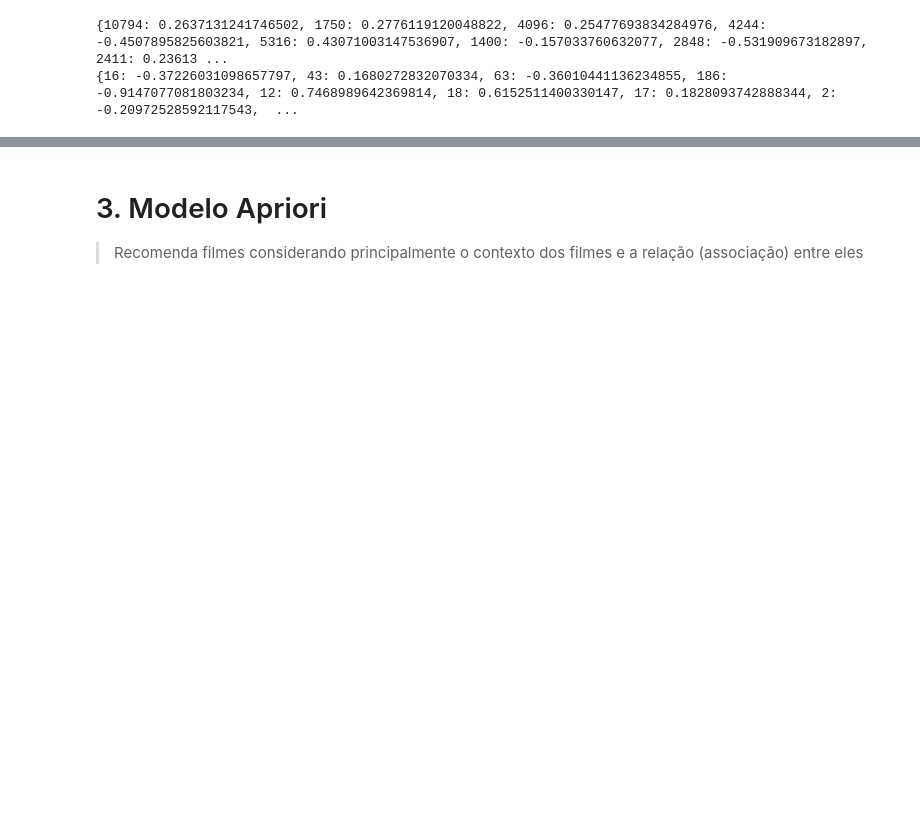
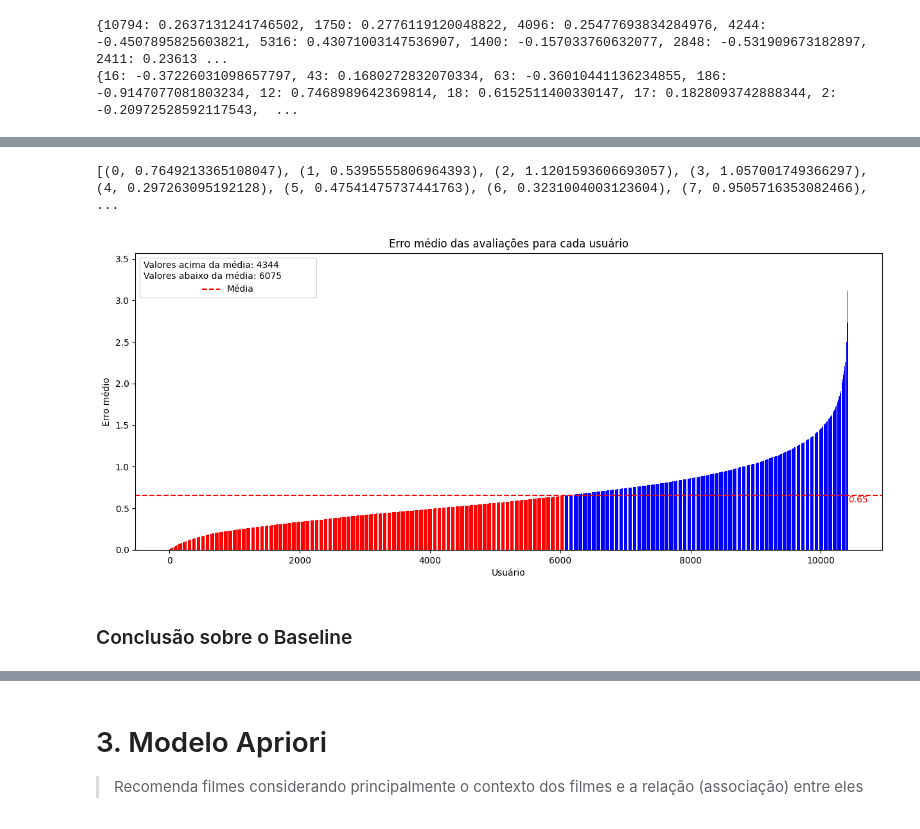
Before and after one commit to israelfs/Movies_Recommendation, a Jupyter notebook: IA_Baseline_e_Apriori.ipynb, the cells around one changed output, grey strips where cells are left out. Drawn from its saved outputs; the diff is of its cells as text; code cells hidden in the pictures; blank space fills up the shorter version.

Commit message:
Adicionando mais infos

```diff
--- a/IA_Baseline_e_Apriori.ipynb
+++ b/IA_Baseline_e_Apriori.ipynb
@@ -460,0 +420,35 @@ No artists with labels found to put in legend.  Note that artists whose label st
+# %%
+# Erro médio absoluto entre as notas previstas e as notas de avaliações reais
+amt_movies = df_test['movieId'].unique().size
+
+users = df_test['userId'].unique().tolist()
+users.sort()
+amt_users = len(users)
+
+# Array que armazenará a diferença absoluta média para cada usuário
+diff = []
+for user in users:
+    # Nota de recomendação para todos os filmes dado o usuário i
+    recommendation = RecommendMovies(df_train, user, train_global_mean,
+                                        train_user_bias, train_movie_bias, k=amt_movies)
+    watched_movies = get_user_movie_rate(df_test, user)
+
+    mean = []
+    if len(watched_movies) > 0:
+        idmovies = watched_movies['movieId'].tolist()
+        ratemovies = watched_movies['rating'].tolist()
+
+        dictMovieRate = {idMovie:rateMovie for idMovie, rateMovie in zip(idmovies, ratemovies)}
+
+        for idx, movie in enumerate(recommendation):
+            # Se o usuário já assistiu o filme, calcula-se a diferença absoluta e adiciona-se ao array
+            if dictMovieRate.get(movie[0], None):
+                mean.append(abs(dictMovieRate[movie[0]] - movie[1]))
+
+        if mean:
+            diff.append((user, np.mean(mean)))
+            mean = []
+
+print(diff)
+# %% [output]
+[(0, 0.7649213365108047), (1, 0.5395555806964393), (2, 1.1201593606693057), (3, 1.057001749366297), (4, 0.297263095192128), (5, 0.47541475737441763), (6, 0.3231004003123604), (7, 0.9505716353082466),  ...
@@ -460,0 +463,22 @@ No artists with labels found to put in legend.  Note that artists whose label st
+# %%
+plt.figure(figsize=(15, 6))
+plt.bar(range(len(diff_errors)), diff_errors, color=np.where(diff_errors < mean_error, 'red', 'blue'))
+
+plt.axhline(y=mean_error, color='r', linestyle='--', label='Média')
+plt.text(len(diff_errors) + 1, mean_error, f'{mean_error:.2f}', color='r', )
+
+plt.xlabel('Usuário')
+plt.ylabel('Erro médio')
+
+upper = np.sum(diff_errors >= mean_error)
+bottom = len(diff_errors) - upper
+legend = f'Valores acima da média: {upper}\
+            \nValores abaixo da média: {bottom}'
+plt.legend(title=legend)
+
+plt.title('Erro médio das avaliações para cada usuário')
+plt.show()
+# %% [output]
+[figure, added]
+# %% [markdown]
+### Conclusão sobre o Baseline
```
Also changed, not shown: parts of 37 cells of this notebook.
